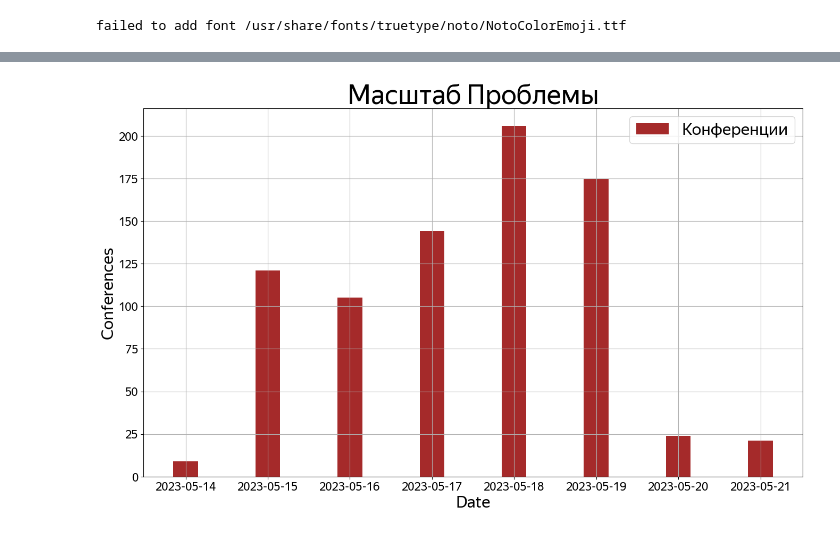
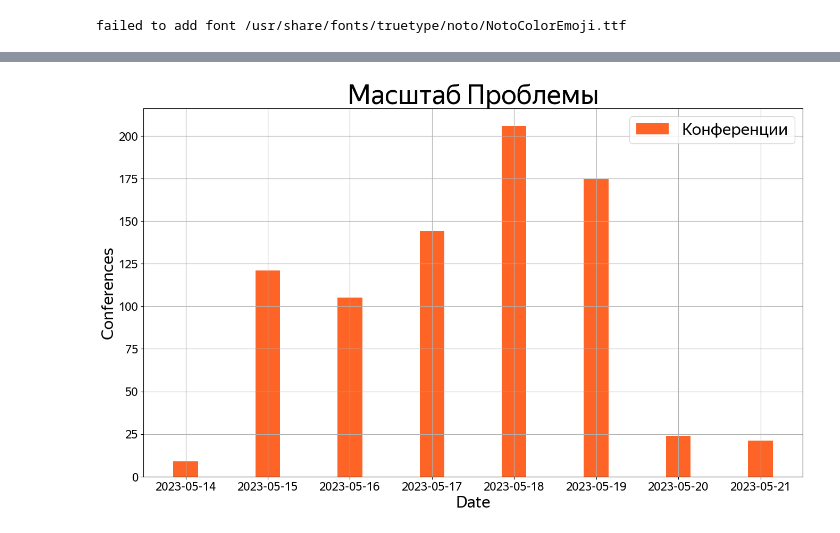
Before and after one commit to elstano/tmost_state_machine_bench, a Jupyter notebook: ipnb/graphs.ipynb, the cells around one changed output, grey strips where cells are left out. Drawn from its saved outputs; the diff is of its cells as text; code cells hidden in the pictures.

```diff
--- a/ipnb/graphs.ipynb
+++ b/ipnb/graphs.ipynb
@@ -6,6 +6,8 @@ from statistics import mean
 import matplotlib.font_manager
 # %%
 fontName = 'YS Text'
+fontColor = '#FF6427'
+fontColor2 = '#000000'
 
 font_files = matplotlib.font_manager.findSystemFonts(fontpaths='/usr/share/fonts/truetype')
 for font_file in font_files:
@@ -64,21 +66,21 @@ plotComparison('30', 'Ping: 30 ms')
 # %%
 problem_scale = pd.read_csv('prepared/problem_scale.csv', header=0, names=['date', 'num_confs'])
 fig = plt.figure(figsize=(16, 9))
 ax = fig.add_subplot(111)
 ax.set_title('Масштаб Проблемы', fontsize=36, fontname=fontName)
 ax.set_xlabel('Date', fontsize=22, fontname=fontName)
 ax.set_ylabel('Conferences', fontsize=22, fontname=fontName)
 # ax.set_xticks(np.arange(0, 1.1, 0.1))
 # ax.set_yticks(np.arange(0, 1.1, 0.1))
 # ax.set_xlim([0, 1])
 # ax.set_ylim([0, 1])
 # plt.scatter(x=problem_scale['date'], y=problem_scale['num_confs'], s=200, marker='s', color='brown', label='Количество конференций')
-plt.bar(problem_scale['date'], problem_scale['num_confs'], label='Конференции', color='brown', width= 0.3)
+plt.bar(problem_scale['date'], problem_scale['num_confs'], label='Конференции', color=fontColor, width= 0.3)
 ax.grid()
 plt.legend(fontsize=22, loc ="upper right")
 plt.show()
 # %% [output]
-[figure, old version]
+[figure, new version]
 # %%
 data_no_locks = pd.read_csv('prepared/real_setup_no_locks.csv', header=0, names=['time', 'rps'])
 data_with_locks = pd.read_csv('prepared/real_setup_with_locks.csv', header=0, names=['time', 'rps'])
```
Also changed, not shown: parts of 3 cells of this notebook, 2 other files.
